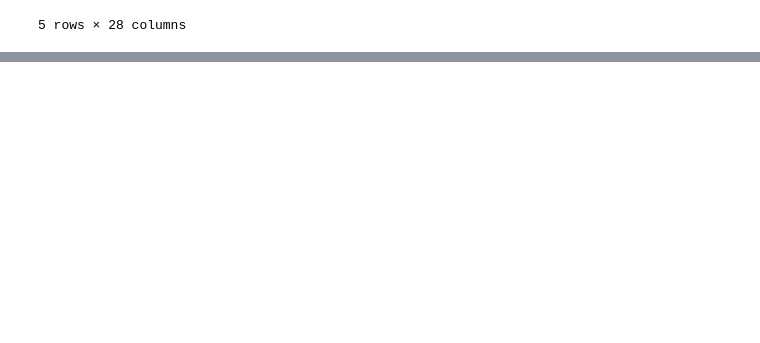
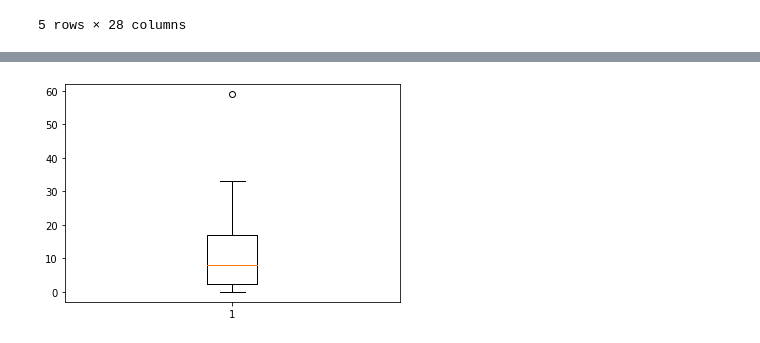
Before and after one commit to rikrdinii1/Proyecto_Final_IH, a Jupyter notebook: Analisis/Analisis_Data_Recolectada.ipynb, the cells around one changed output, grey strips where cells are left out. Cells and saved outputs as stored; diff of their text form; code cells hidden in the pictures; blank space fills up the shorter version.

```diff
--- a/Analisis/Analisis_Data_Recolectada.ipynb
+++ b/Analisis/Analisis_Data_Recolectada.ipynb
@@ -110,0 +277,4 @@ respuestas_recibidas = respuestas_recibidas.dropna()
+# %%
+plt.boxplot(vert = True, x=data['Calificacion_Final']);
+# %% [output]
+[figure, added]
```
Also changed, not shown: parts of 14 cells of this notebook, 3 other files.
